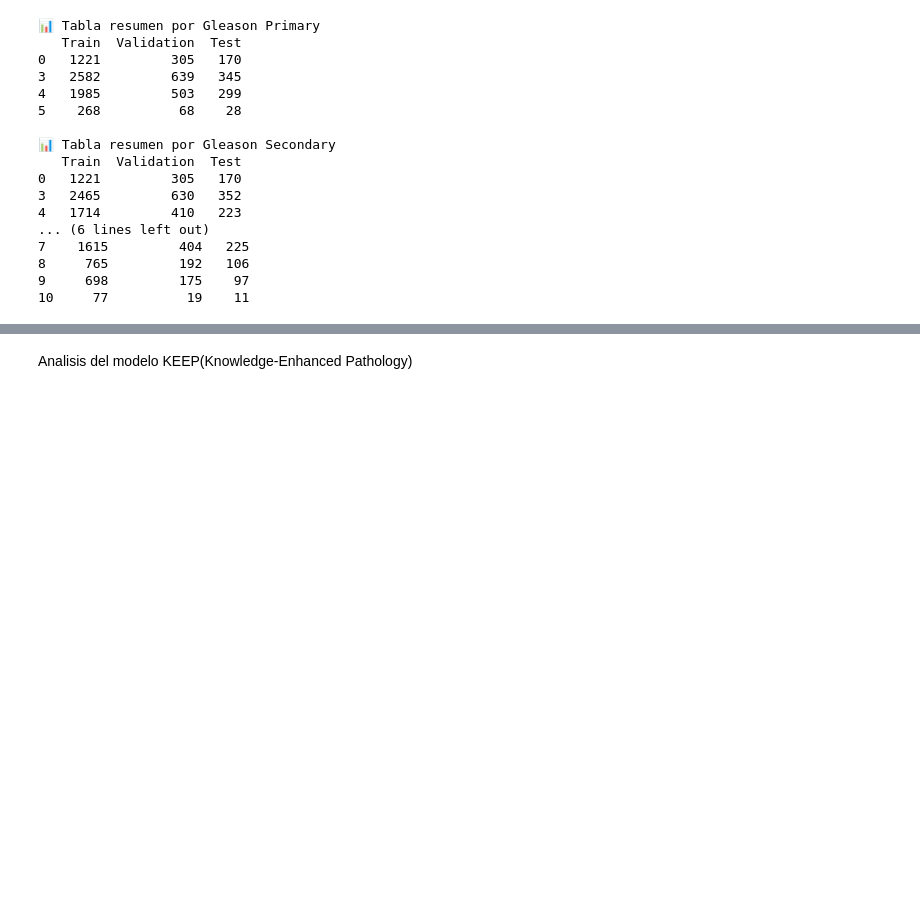
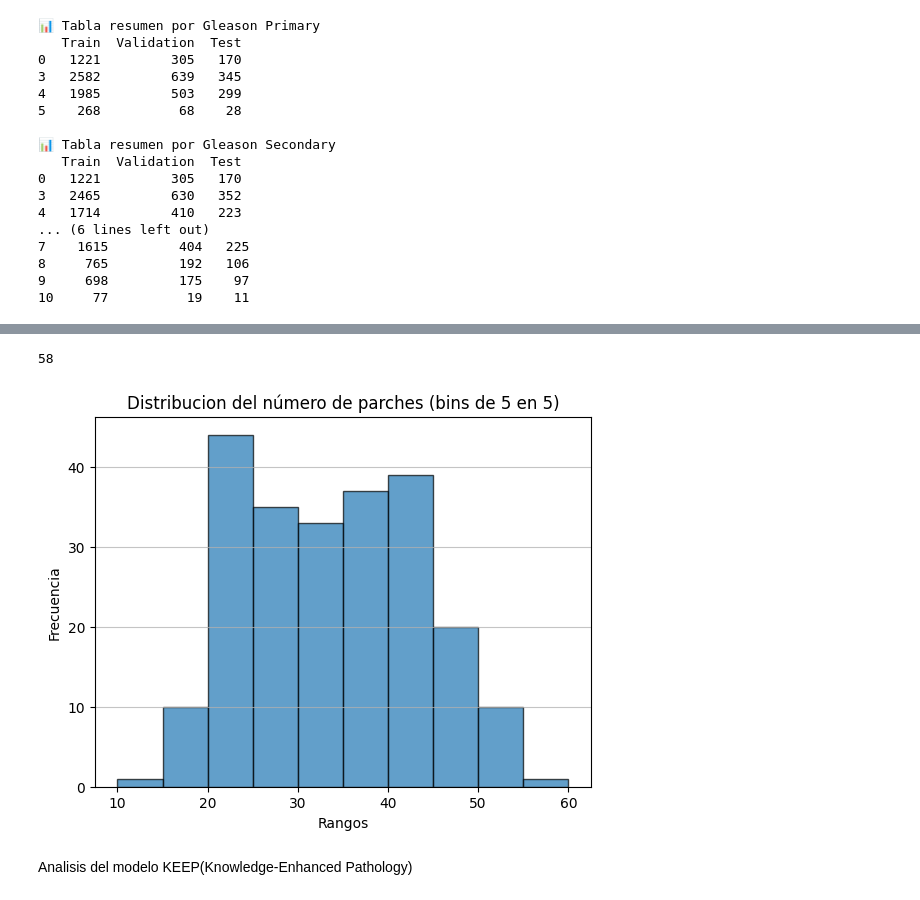
Before and after one commit to Nataliah612/Prost_Graph, a Jupyter notebook: notebooks/data_analysis.ipynb, the cells around one changed output, grey strips where cells are left out. Cells and saved outputs as stored; diff of their text form; code cells hidden in the pictures; blank space fills up the shorter version.

```diff
--- a/notebooks/data_analysis.ipynb
+++ b/notebooks/data_analysis.ipynb
@@ -178,3 +185,8 @@ plt.show()
+# %%
+numero_parches('/workspace/data/features_SICAP/patches')
+# %% [output]
+58
+[figure, added]
 # %% [markdown]
 Analisis del modelo KEEP(Knowledge-Enhanced Pathology)
 # %%
```
Also changed, not shown: parts of 1 cell of this notebook, 3 other files.
